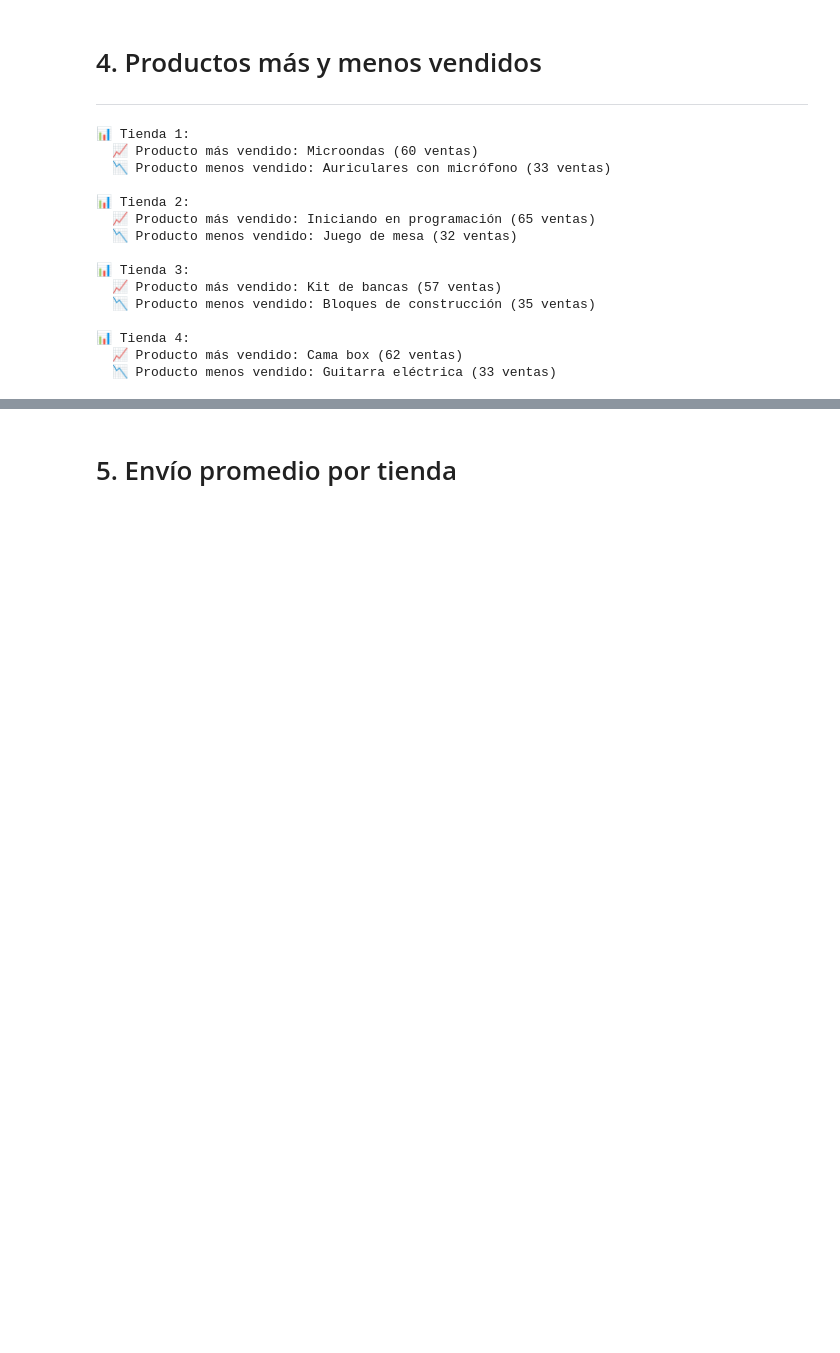
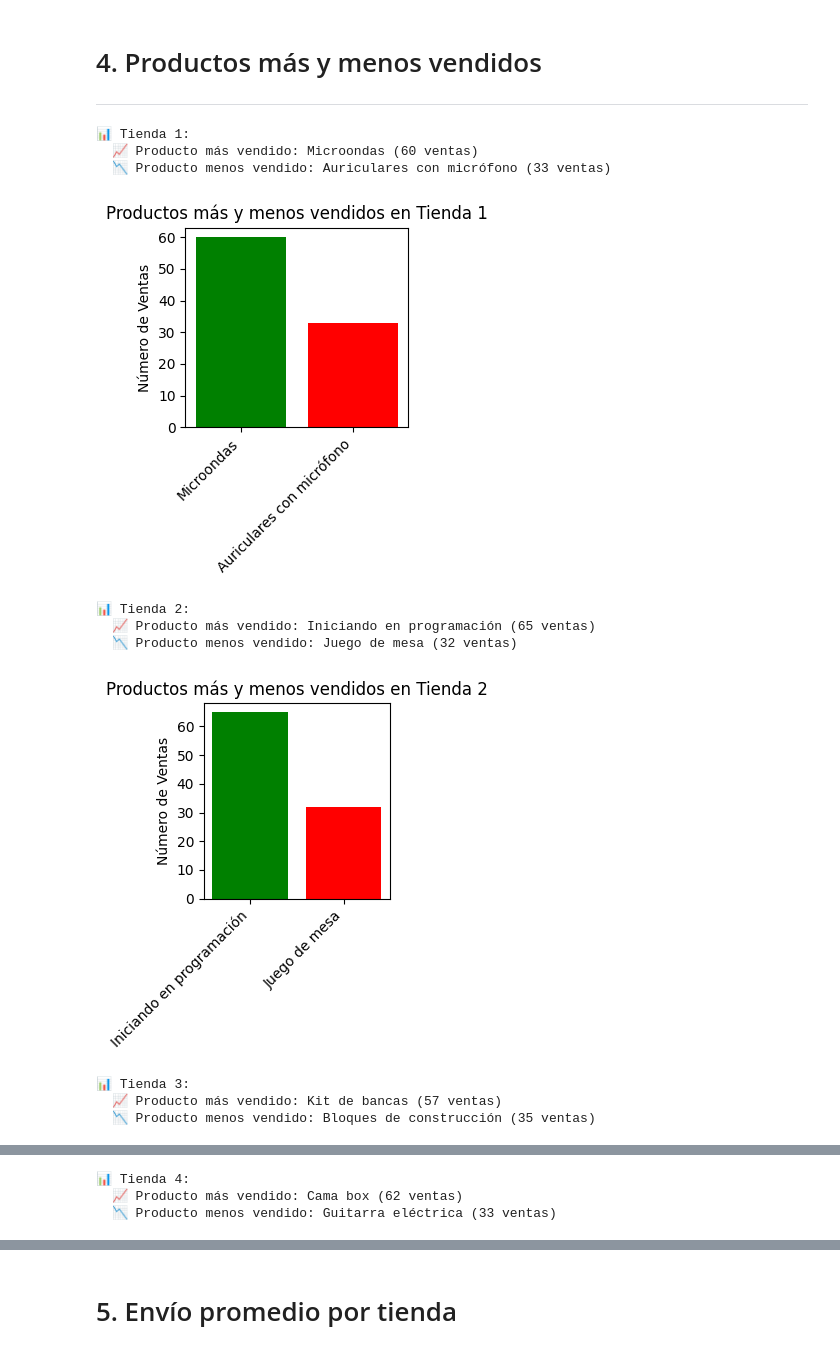
Before and after one commit to Javaled/Desafio01_AluraStore, a Jupyter notebook: AluraStoreLatam.ipynb, the cells around one changed output, grey strips where cells are left out. Cells and saved outputs as stored; diff of their text form; code cells hidden in the pictures; blank space fills up the shorter version.

```diff
--- a/AluraStoreLatam.ipynb
+++ b/AluraStoreLatam.ipynb
@@ -99,20 +142,18 @@ for total in totales_venta_por_categoria:
 # %% [markdown]
 # 3. Calificación promedio de la tienda
 # %%
+# Función para calcular la calificación promedio de una tienda
 def calcular_calificacion_media(store):
     total = sum(float(calificacion) for calificacion in store['Calificación'])
     promedio = total / len(store['Calificación'])
     return round(promedio, 2)
 
-calcular_calificacion_tienda1 = calcular_calificacion_media(tienda)
-calcular_calificacion_tienda2 = calcular_calificacion_media(tienda2)
-calcular_calificacion_tienda3 = calcular_calificacion_media(tienda3)
-calcular_calificacion_tienda4 = calcular_calificacion_media(tienda4)
+# Función para mostrar la calificación promedio por tienda
+def mostrar_calificacion_total_por_tienda():
+    for i, tienda in enumerate(tiendas):
+        total = calcular_calificacion_media(tienda)
+        print(f'⭐️ Calificación promedio en {nombres_tienda[i]}: {round(total, 2)}')
 
-totales_calificacion = [calcular_calificacion_tienda1, calcular_calificacion_tienda2, calcular_calificacion_tienda3, calcular_calificacion_tienda4]
-
-i = 1
-for total in totales_calificacion:
-    print('Calificación promedio en tienda', i, ':', total)
-    i += 1
+# Llamada a la función
+mostrar_calificacion_total_por_tienda()
 # %% [output]
@@ -127,47 +168,55 @@ Calificación promedio en tienda 4 : 4.0
 # %%
 def producto_mas_menos_vendido(df):
     conteo_productos = {}
 
     # Contamos cuántas veces aparece cada producto en la tienda
     for producto in df['Producto']:
         if producto in conteo_productos:
             conteo_productos[producto] += 1
         else:
             conteo_productos[producto] = 1
 
     # Encontramos el producto más vendido (más veces aparece)
     mas_vendido = max(conteo_productos, key=conteo_productos.get)
     menos_vendido = min(conteo_productos, key=conteo_productos.get)
 
     return mas_vendido, conteo_productos[mas_vendido], menos_vendido, conteo_productos[menos_vendido]
 
-tiendas = [tienda, tienda2, tienda3, tienda4]  # Lista con todas las tiendas
-nombres_tienda = ['Tienda 1', 'Tienda 2', 'Tienda 3', 'Tienda 4']  # Nombres de las tiendas
-# Función para imprimir el resultado por cada tienda
+# Función para imprimir el resultado por cada tienda y graficar
 def mostrar_resultados_por_tienda():
-
 
     for i, tienda in enumerate(tiendas):
         mas, ventas_mas, menos, ventas_menos = producto_mas_menos_vendido(tienda)
-        print(f'\n📊 {nombres_tienda[i]}:')
+        nombre_tienda = nombres_tienda[i]
+
+        # Imprimir los resultados
+        print(f'\n📊 {nombre_tienda}:')
         print(f'  📈 Producto más vendido: {mas} ({ventas_mas} ventas)')
         print(f'  📉 Producto menos vendido: {menos} ({ventas_menos} ventas)')
 
-# Llamar a la función para mostrar los resultados
+        # Crear gráfico de barras para los productos más y menos vendidos
+        plt.figure(figsize=(3, 4))
+        productos = [mas, menos]
+        ventas = [ventas_mas, ventas_menos]
+
+        plt.bar(productos, ventas, color=['green', 'red'])
+        plt.title(f'Productos más y menos vendidos en {nombre_tienda}')
+        plt.ylabel('Número de Ventas')
+        plt.xticks(rotation=45, ha='right')
+        plt.tight_layout()
+        plt.show()
+
+# Llamada a la función para mostrar los resultados y gráficos
 mostrar_resultados_por_tienda()
 # %% [output]
 📊 Tienda 1:
   📈 Producto más vendido: Microondas (60 ventas)
   📉 Producto menos vendido: Auriculares con micrófono (33 ventas)
-
-📊 Tienda 2:
-  📈 Producto más vendido: Iniciando en programación (65 ventas)
-  📉 Producto menos vendido: Juego de mesa (32 ventas)
-
-📊 Tienda 3:
-  📈 Producto más vendido: Kit de bancas (57 ventas)
-  📉 Producto menos vendido: Bloques de construcción (35 ventas)
-
-📊 Tienda 4:
-  📈 Producto más vendido: Cama box (62 ventas)
-  📉 Producto menos vendido: Guitarra eléctrica (33 ventas)
+[figure, added]
+📊 Tienda 2:
+  📈 Producto más vendido: Iniciando en programación (65 ventas)
+  📉 Producto menos vendido: Juego de mesa (32 ventas)
+[figure, added]
+📊 Tienda 3:
+  📈 Producto más vendido: Kit de bancas (57 ventas)
+  📉 Producto menos vendido: Bloques de construcción (35 ventas)
@@ -173,0 +224,3 @@ mostrar_resultados_por_tienda()
+📊 Tienda 4:
+  📈 Producto más vendido: Cama box (62 ventas)
+  📉 Producto menos vendido: Guitarra eléctrica (33 ventas)
```
Also changed, not shown: parts of 8 cells of this notebook.
